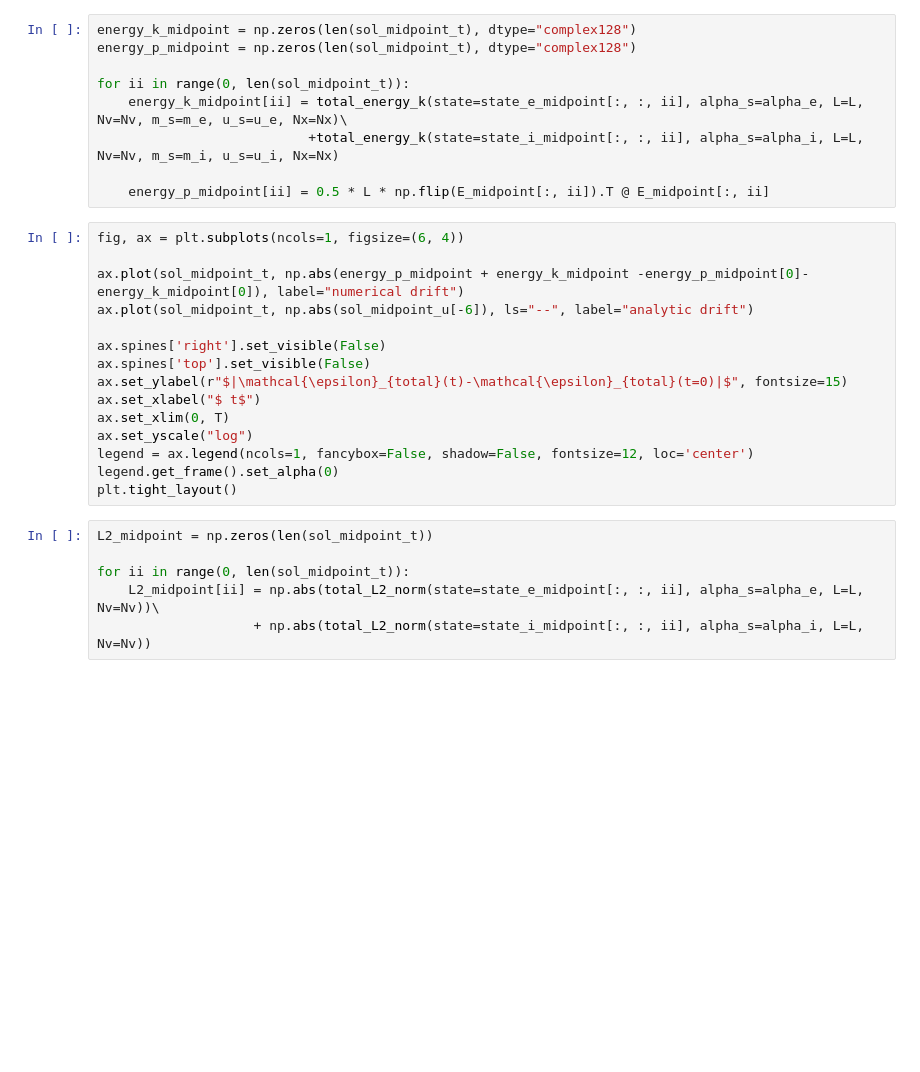
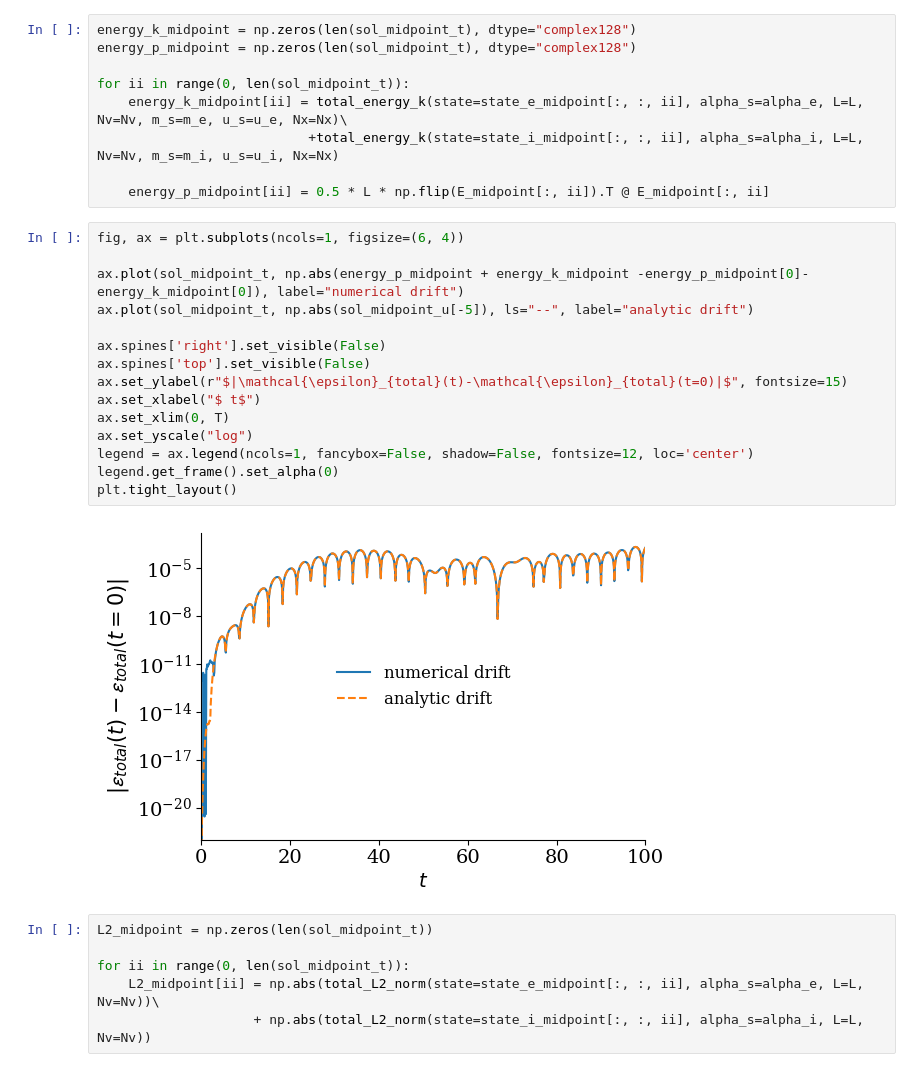
Before and after one commit to opaliss/SW-Conservative-Closure, a Jupyter notebook: SW/Langmuir wave SW.ipynb, the cells around one changed output. Drawn from its saved outputs; the diff is of its cells as text; blank space fills up the shorter version.

```diff
--- a/SW/Langmuir wave SW.ipynb
+++ b/SW/Langmuir wave SW.ipynb
@@ -268,18 +254,20 @@ for ii in range(0, len(sol_midpoint_t)):
 # %%
 fig, ax = plt.subplots(ncols=1, figsize=(6, 4))
 
 ax.plot(sol_midpoint_t, np.abs(energy_p_midpoint + energy_k_midpoint -energy_p_midpoint[0]-energy_k_midpoint[0]), label="numerical drift")
-ax.plot(sol_midpoint_t, np.abs(sol_midpoint_u[-6]), ls="--", label="analytic drift")
+ax.plot(sol_midpoint_t, np.abs(sol_midpoint_u[-5]), ls="--", label="analytic drift")
 
 ax.spines['right'].set_visible(False)
 ax.spines['top'].set_visible(False)
 ax.set_ylabel(r"$|\mathcal{\epsilon}_{total}(t)-\mathcal{\epsilon}_{total}(t=0)|$", fontsize=15)
 ax.set_xlabel("$ t$")
 ax.set_xlim(0, T)
 ax.set_yscale("log")
 legend = ax.legend(ncols=1, fancybox=False, shadow=False, fontsize=12, loc='center')
 legend.get_frame().set_alpha(0)
 plt.tight_layout()
+# %% [output]
+[figure, added]
 # %%
 L2_midpoint = np.zeros(len(sol_midpoint_t))
 
```
Also changed, not shown: parts of 12 cells of this notebook.
